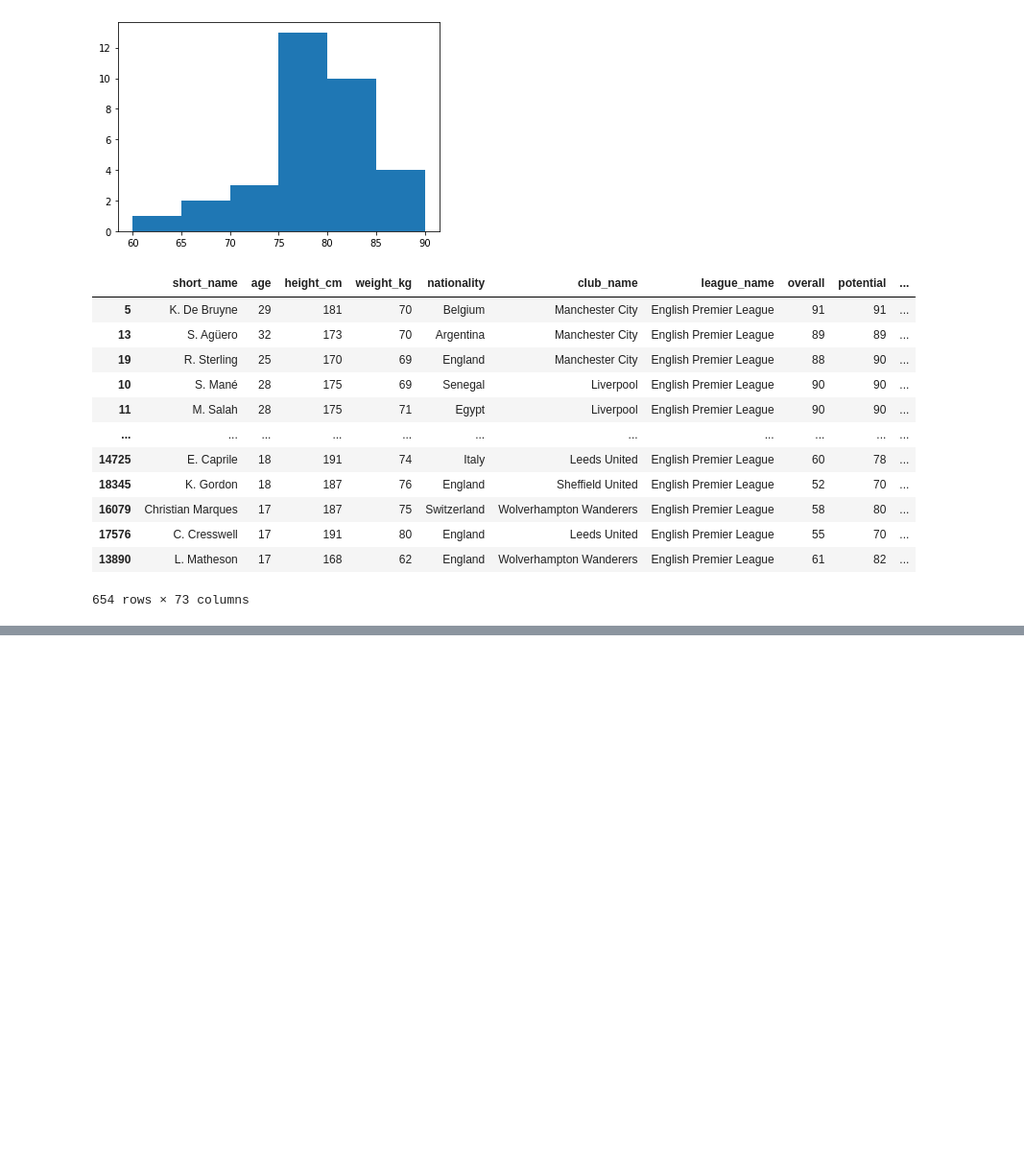
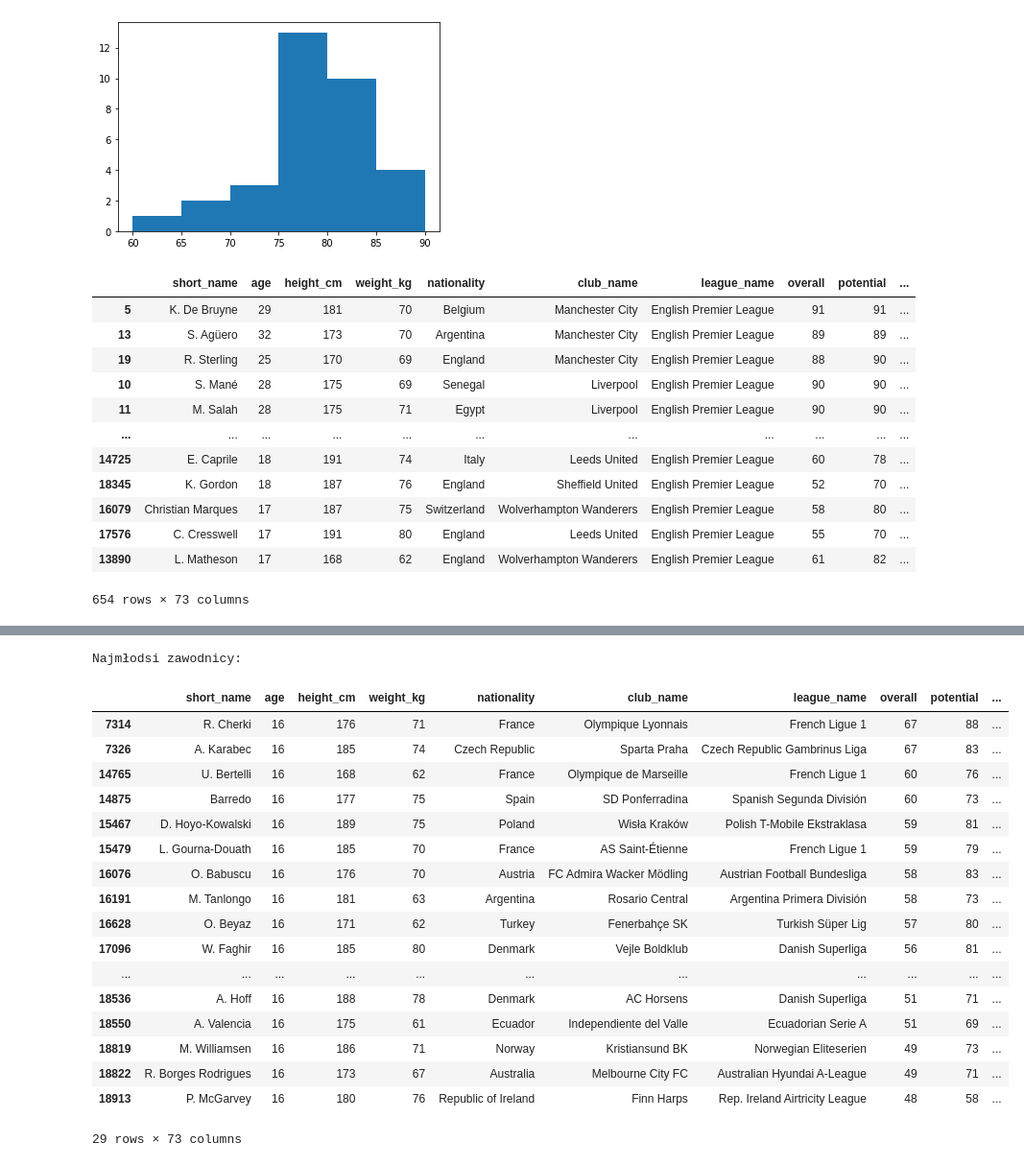
Before and after one commit to Rafal-Dabek/Pandas-project, a Jupyter notebook: piłka.ipynb, the cells around one changed output, grey strips where cells are left out. Shown at 96% size. Drawn from its saved outputs; the diff is of its cells as text; code cells hidden in the pictures; blank space fills up the shorter version.

```diff
--- a/piłka.ipynb
+++ b/piłka.ipynb
@@ -73,0 +94,23 @@ bpl_players
+# %%
+print("Najmłodsi zawodnicy:")
+pilkarze[pilkarze.age==pilkarze.age.min()]
+# %% [output]
+Najmłodsi zawodnicy:
+|  | short_name | age | height_cm | weight_kg | nationality | club_name | league_name | overall | potential | ... |
+| 7314 | R. Cherki | 16 | 176 | 71 | France | Olympique Lyonnais | French Ligue 1 | 67 | 88 | ... |
+| 7326 | A. Karabec | 16 | 185 | 74 | Czech Republic | Sparta Praha | Czech Republic Gambrinus Liga | 67 | 83 | ... |
+| 14765 | U. Bertelli | 16 | 168 | 62 | France | Olympique de Marseille | French Ligue 1 | 60 | 76 | ... |
+| 14875 | Barredo | 16 | 177 | 75 | Spain | SD Ponferradina | Spanish Segunda División | 60 | 73 | ... |
+| 15467 | D. Hoyo-Kowalski | 16 | 189 | 75 | Poland | Wisła Kraków | Polish T-Mobile Ekstraklasa | 59 | 81 | ... |
+| 15479 | L. Gourna-Douath | 16 | 185 | 70 | France | AS Saint-Étienne | French Ligue 1 | 59 | 79 | ... |
+| 16076 | O. Babuscu | 16 | 176 | 70 | Austria | FC Admira Wacker Mödling | Austrian Football Bundesliga | 58 | 83 | ... |
+| 16191 | M. Tanlongo | 16 | 181 | 63 | Argentina | Rosario Central | Argentina Primera División | 58 | 73 | ... |
+| 16628 | O. Beyaz | 16 | 171 | 62 | Turkey | Fenerbahçe SK | Turkish Süper Lig | 57 | 80 | ... |
+| 17096 | W. Faghir | 16 | 185 | 80 | Denmark | Vejle Boldklub | Danish Superliga | 56 | 81 | ... |
+| ... | ... | ... | ... | ... | ... | ... | ... | ... | ... | ... |
+| 18536 | A. Hoff | 16 | 188 | 78 | Denmark | AC Horsens | Danish Superliga | 51 | 71 | ... |
+| 18550 | A. Valencia | 16 | 175 | 61 | Ecuador | Independiente del Valle | Ecuadorian Serie A | 51 | 69 | ... |
+| 18819 | M. Williamsen | 16 | 186 | 71 | Norway | Kristiansund BK | Norwegian Eliteserien | 49 | 73 | ... |
+| 18822 | R. Borges Rodrigues | 16 | 173 | 67 | Australia | Melbourne City FC | Australian Hyundai A-League | 49 | 71 | ... |
+| 18913 | P. McGarvey | 16 | 180 | 76 | Republic of Ireland | Finn Harps | Rep. Ireland Airtricity League | 48 | 58 | ... |
+29 rows × 73 columns
```
Also changed, not shown: parts of 12 cells of this notebook.
